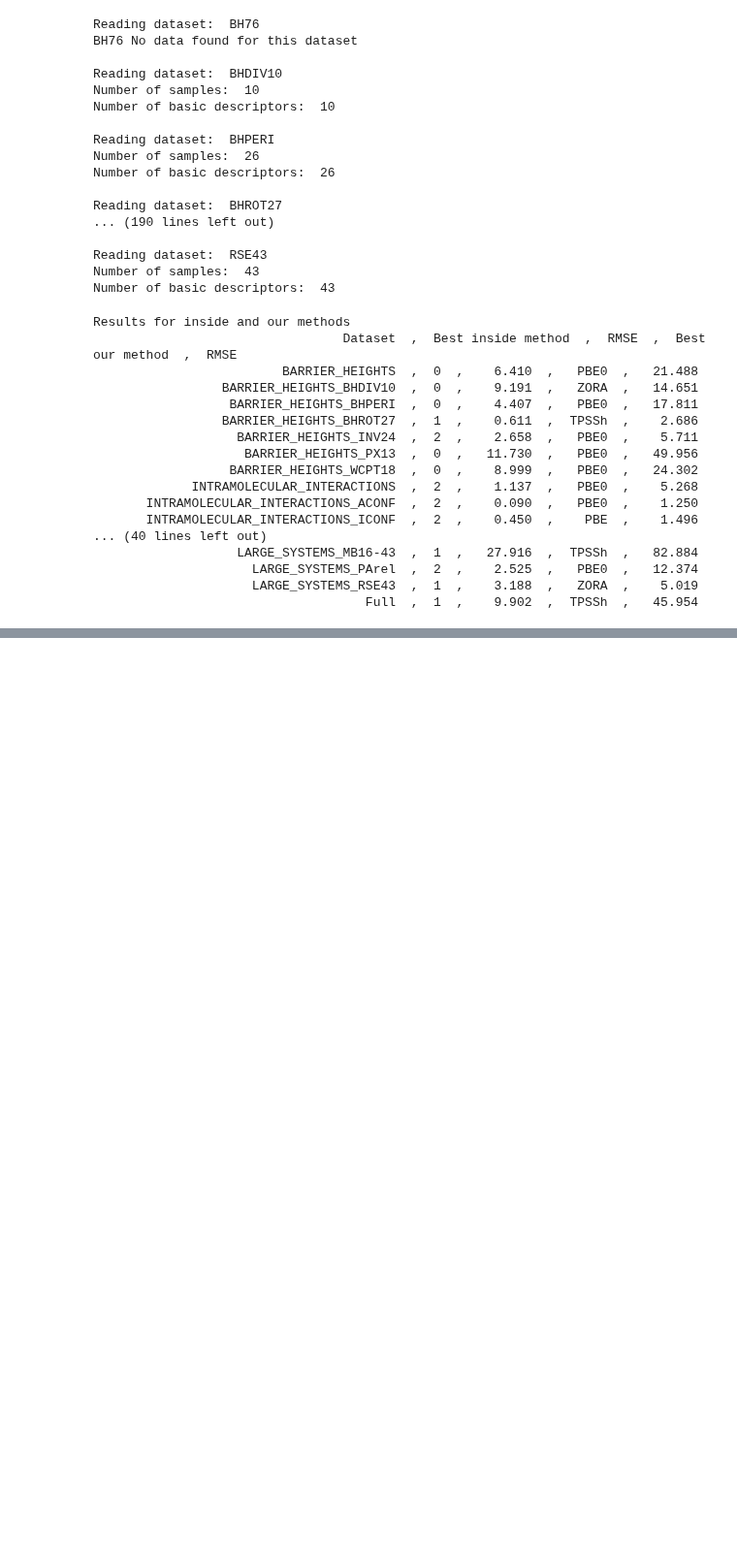
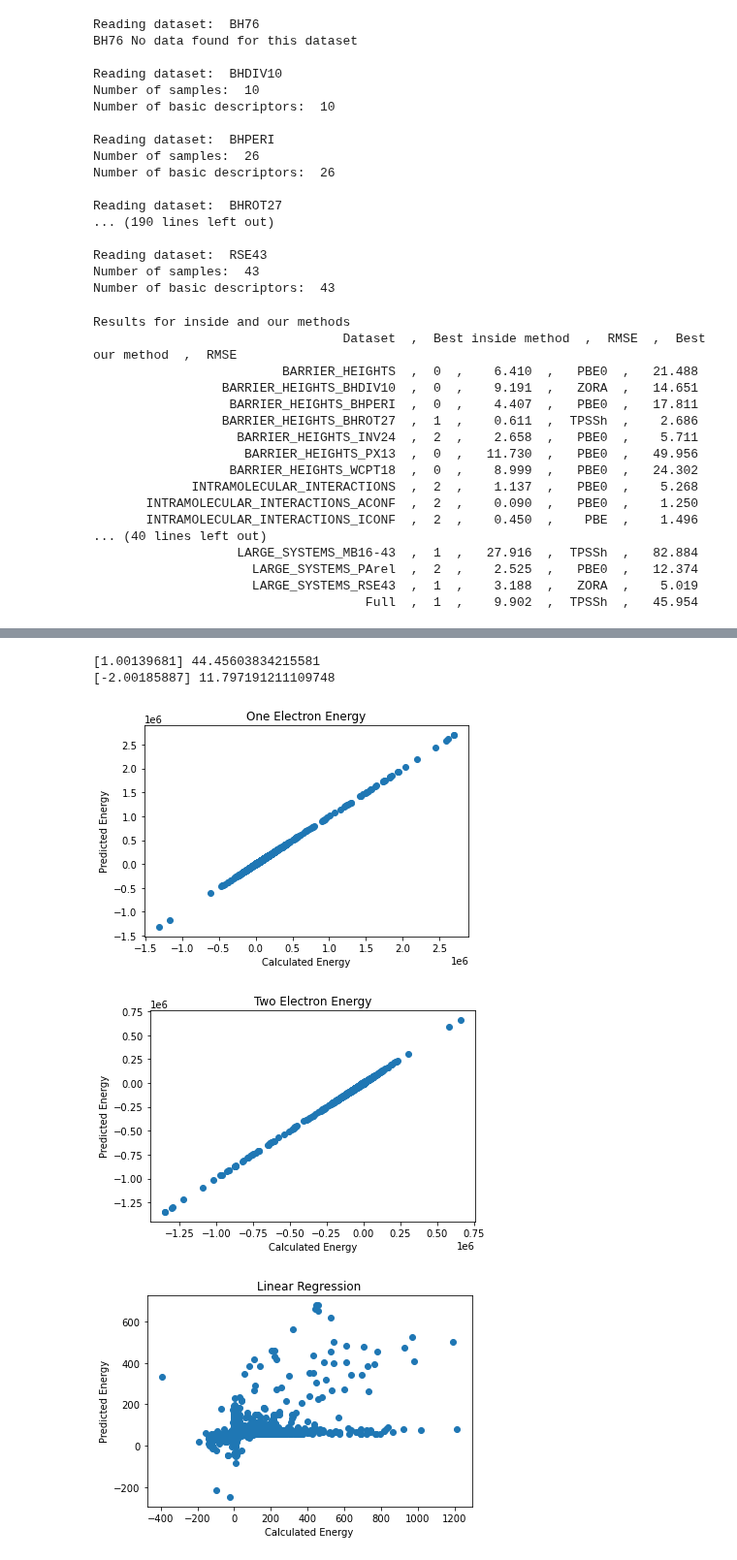
Before and after one commit to lstorchi/model_reaction_data, a Jupyter notebook: generaldataset_NN.ipynb, the cells around one changed output, grey strips where cells are left out. Shown at 97% size. Cells and saved outputs as stored; diff of their text form; code cells hidden in the pictures; blank space fills up the shorter version.

Commit message:
add Linear model test

```diff
--- a/generaldataset_NN.ipynb
+++ b/generaldataset_NN.ipynb
@@ -310,0 +311,56 @@ TPSSh_E(X)
+# %%
+# test two linear models to predict energudiff
+# LinearRegression
+import sklearn.linear_model as lm
+linearNR_Two = lm.LinearRegression()
+linearNR_Two.fit(df["PBE_Nuclear_Repulsion"].values.reshape(-1,1), \
+                  df["PBE_Two_Electron_Energy"])
+print(linearNR_Two.coef_, linearNR_Two.intercept_)
+linearNR_One = lm.LinearRegression()
+linearNR_One.fit(df["PBE_Nuclear_Repulsion"].values.reshape(-1,1), \
+                 df["PBE_One_Electron_Energy"])
+print(linearNR_One.coef_, linearNR_One.intercept_)
+
+Onepred = linearNR_One.predict(df["PBE_Nuclear_Repulsion"].values.reshape(-1,1))
+Twopred = linearNR_Two.predict(df["PBE_Nuclear_Repulsion"].values.reshape(-1,1))
+
+# scatter plot
+plt.clf()
+plt.scatter(df["PBE_One_Electron_Energy"], Onepred)
+plt.xlabel('Calculated Energy')
+plt.ylabel('Predicted Energy')
+plt.title('One Electron Energy')
+plt.show()
+
+plt.clf()
+plt.scatter(df["PBE_Two_Electron_Energy"], Twopred)
+plt.xlabel('Calculated Energy')
+plt.ylabel('Predicted Energy')
+plt.title('Two Electron Energy')
+plt.show()
+
+predEnergy = Onepred + Twopred + \
+    df["PBE_Nuclear_Repulsion"].values
+calculatedEnergy = df["PBE_Nuclear_Repulsion"].values + \
+    df["PBE_One_Electron_Energy"].values + \
+    df["PBE_Two_Electron_Energy"].values
+
+# scatter plot
+plt.clf()
+plt.scatter(calculatedEnergy, predEnergy)
+plt.xlabel('Calculated Energy')
+plt.ylabel('Predicted Energy')
+plt.title('Linear Regression')
+plt.show()
+
+for i, ce in enumerate(calculatedEnergy):
+    diff = abs(ce - predEnergy[i])/((ce+predEnergy[i])/2.0)
+    print("%10.4f %10.4f %6.2f"%(ce, predEnergy[i], diff*100))
+
+# PLSRegression using both one and two electron ?
+# %% [output]
+[1.00139681] 44.45603834215581
+[-2.00185887] 11.797191211109748
+[figure, added]
+[figure, added]
+[figure, added]
```
Also changed, not shown: parts of 12 cells of this notebook.
